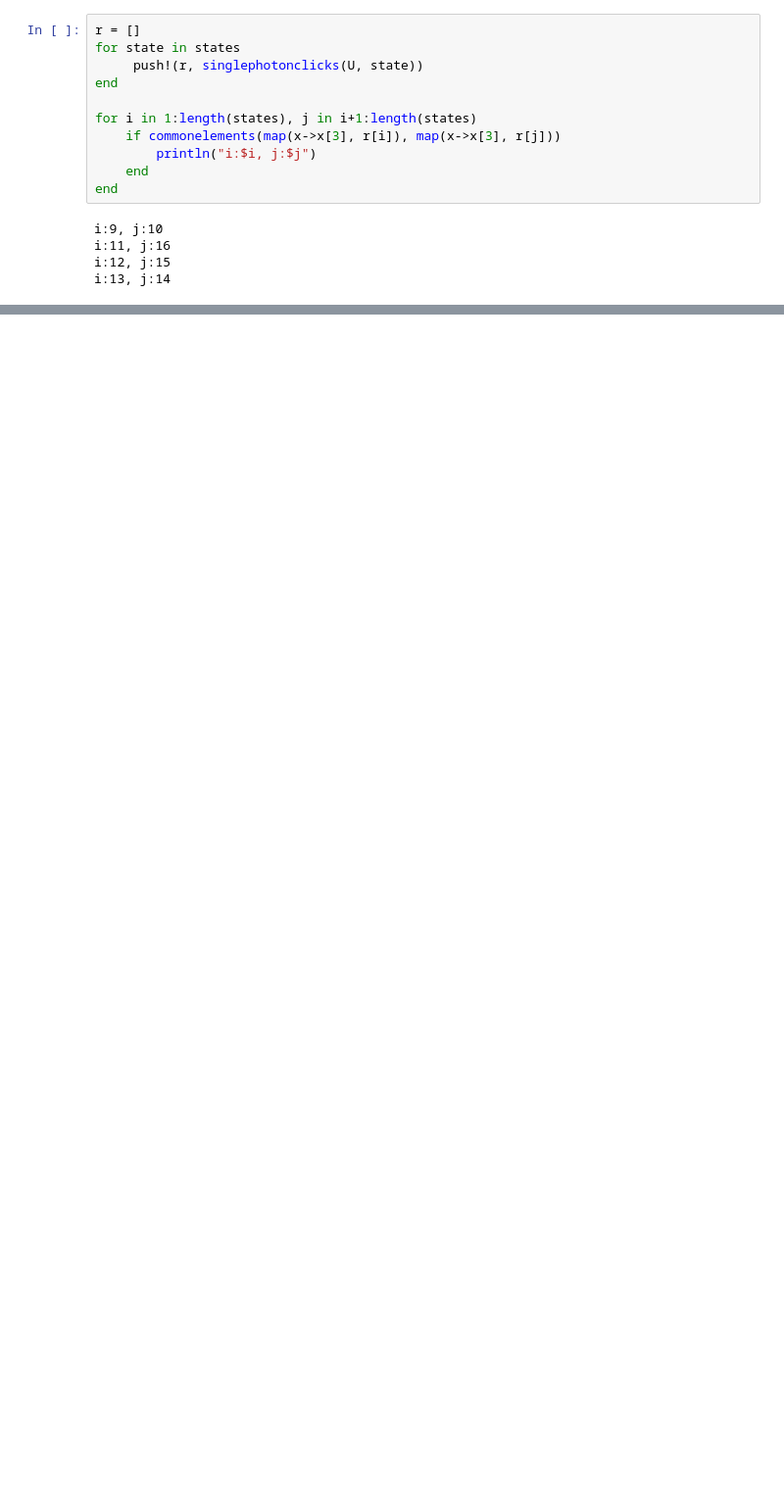
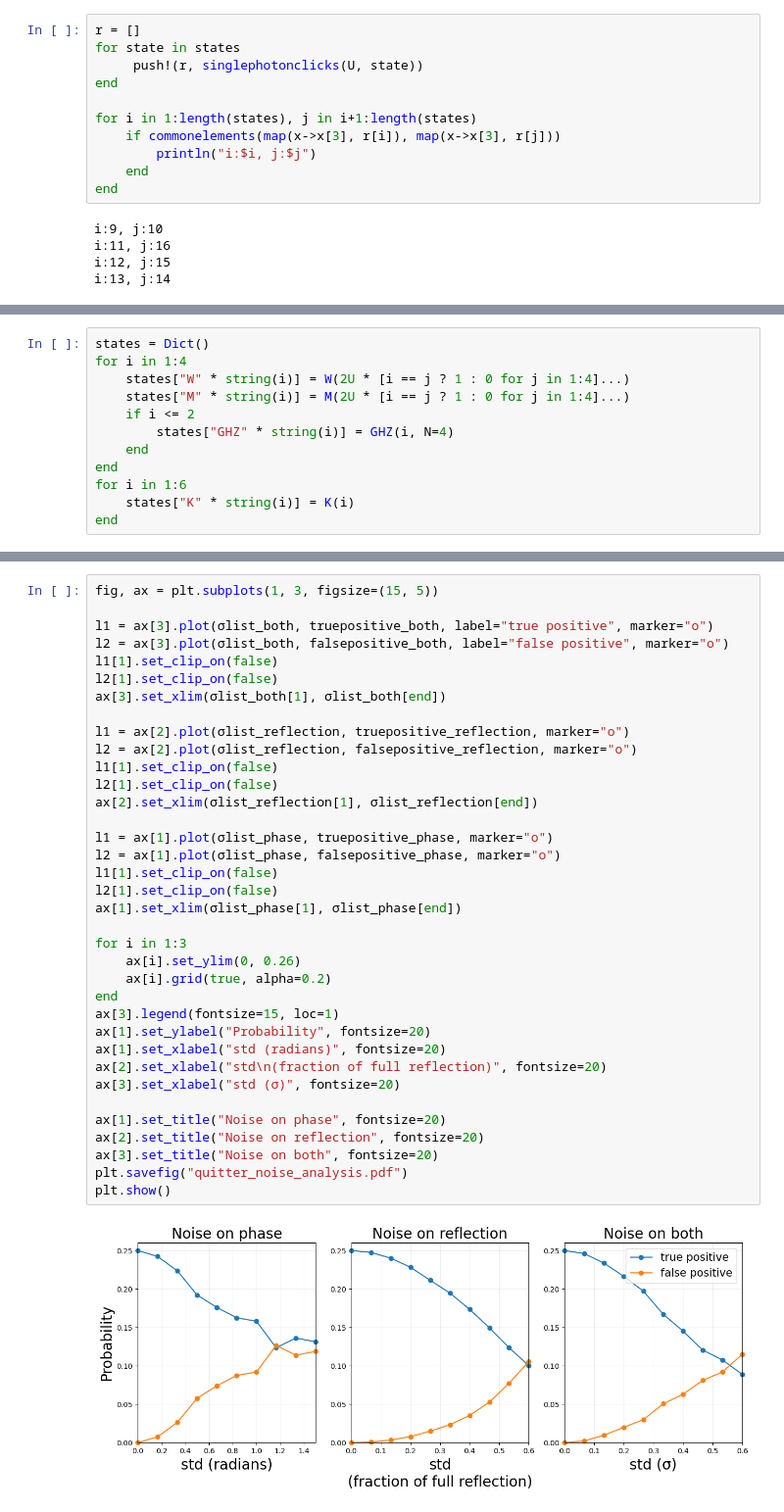
Before and after one commit to jbroz11/beamsplitter_work, a Jupyter notebook: heralded_w_state.ipynb, the cells around one changed output, grey strips where cells are left out. Shown: that part at 98% size. Saved outputs shown, nothing was run; the diff lists cells and outputs as text; blank space fills up the shorter version.

```diff
--- a/heralded_w_state.ipynb
+++ b/heralded_w_state.ipynb
@@ -68,0 +160,12 @@ i:13, j:14
+# %%
+states = Dict()
+for i in 1:4
+    states["W" * string(i)] = W(2U * [i == j ? 1 : 0 for j in 1:4]...)
+    states["M" * string(i)] = M(2U * [i == j ? 1 : 0 for j in 1:4]...)
+    if i <= 2
+        states["GHZ" * string(i)] = GHZ(i, N=4)
+    end
+end
+for i in 1:6
+    states["K" * string(i)] = K(i)
+end
@@ -68,0 +262,38 @@ i:13, j:14
+# %%
+fig, ax = plt.subplots(1, 3, figsize=(15, 5))
+
+l1 = ax[3].plot(σlist_both, truepositive_both, label="true positive", marker="o")
+l2 = ax[3].plot(σlist_both, falsepositive_both, label="false positive", marker="o")
+l1[1].set_clip_on(false)
+l2[1].set_clip_on(false)
+ax[3].set_xlim(σlist_both[1], σlist_both[end])
+
+l1 = ax[2].plot(σlist_reflection, truepositive_reflection, marker="o")
+l2 = ax[2].plot(σlist_reflection, falsepositive_reflection, marker="o")
+l1[1].set_clip_on(false)
+l2[1].set_clip_on(false)
+ax[2].set_xlim(σlist_reflection[1], σlist_reflection[end])
+
+l1 = ax[1].plot(σlist_phase, truepositive_phase, marker="o")
+l2 = ax[1].plot(σlist_phase, falsepositive_phase, marker="o")
+l1[1].set_clip_on(false)
+l2[1].set_clip_on(false)
+ax[1].set_xlim(σlist_phase[1], σlist_phase[end])
+
+for i in 1:3
+    ax[i].set_ylim(0, 0.26)
+    ax[i].grid(true, alpha=0.2)
+end
+ax[3].legend(fontsize=15, loc=1)
+ax[1].set_ylabel("Probability", fontsize=20)
+ax[1].set_xlabel("std (radians)", fontsize=20)
+ax[2].set_xlabel("std\n(fraction of full reflection)", fontsize=20)
+ax[3].set_xlabel("std (σ)", fontsize=20)
+
+ax[1].set_title("Noise on phase", fontsize=20)
+ax[2].set_title("Noise on reflection", fontsize=20)
+ax[3].set_title("Noise on both", fontsize=20)
+plt.savefig("quitter_noise_analysis.pdf")
+plt.show()
+# %% [output]
+[figure, added]
```
Also changed, not shown: parts of 22 cells of this notebook, 9 other files.
